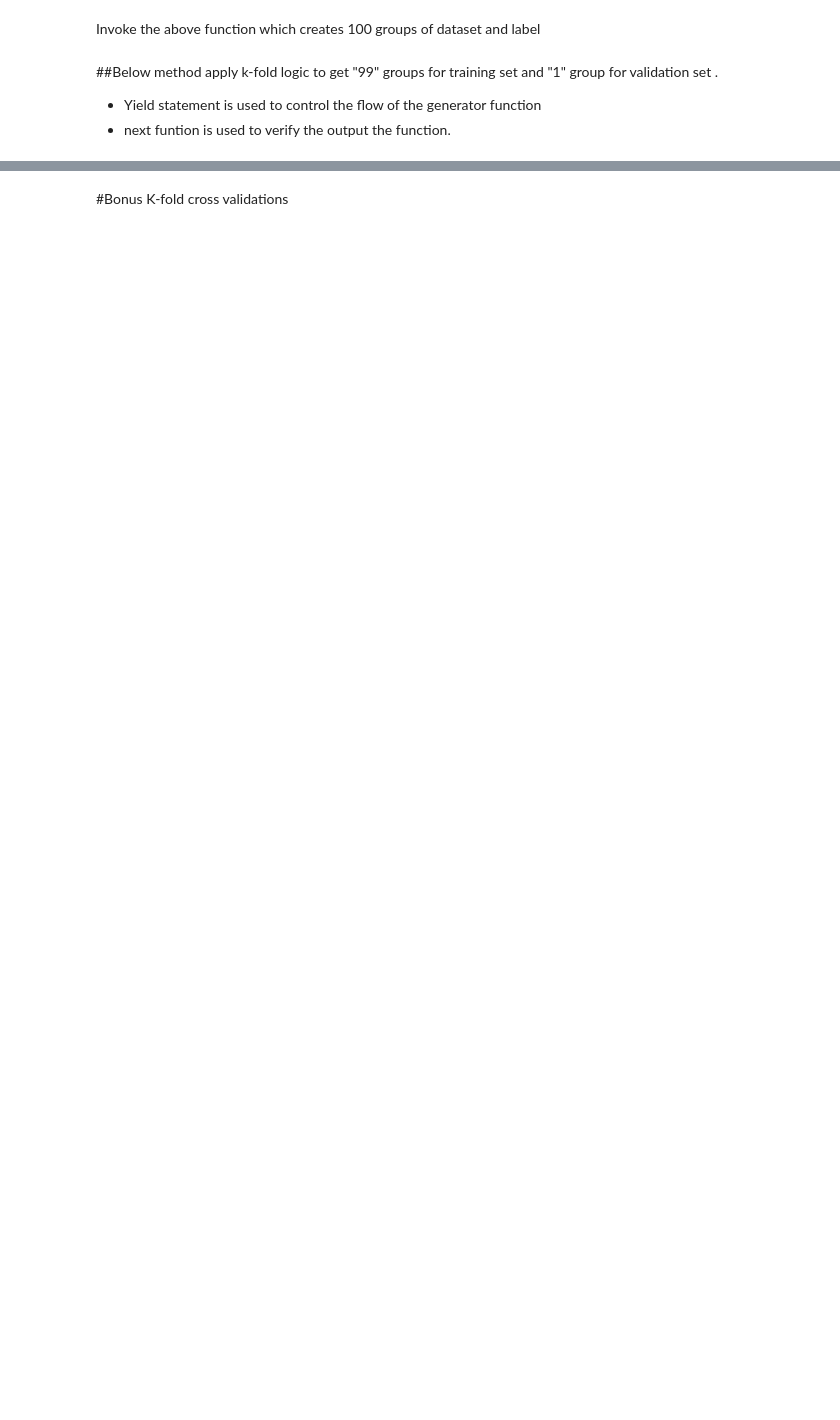
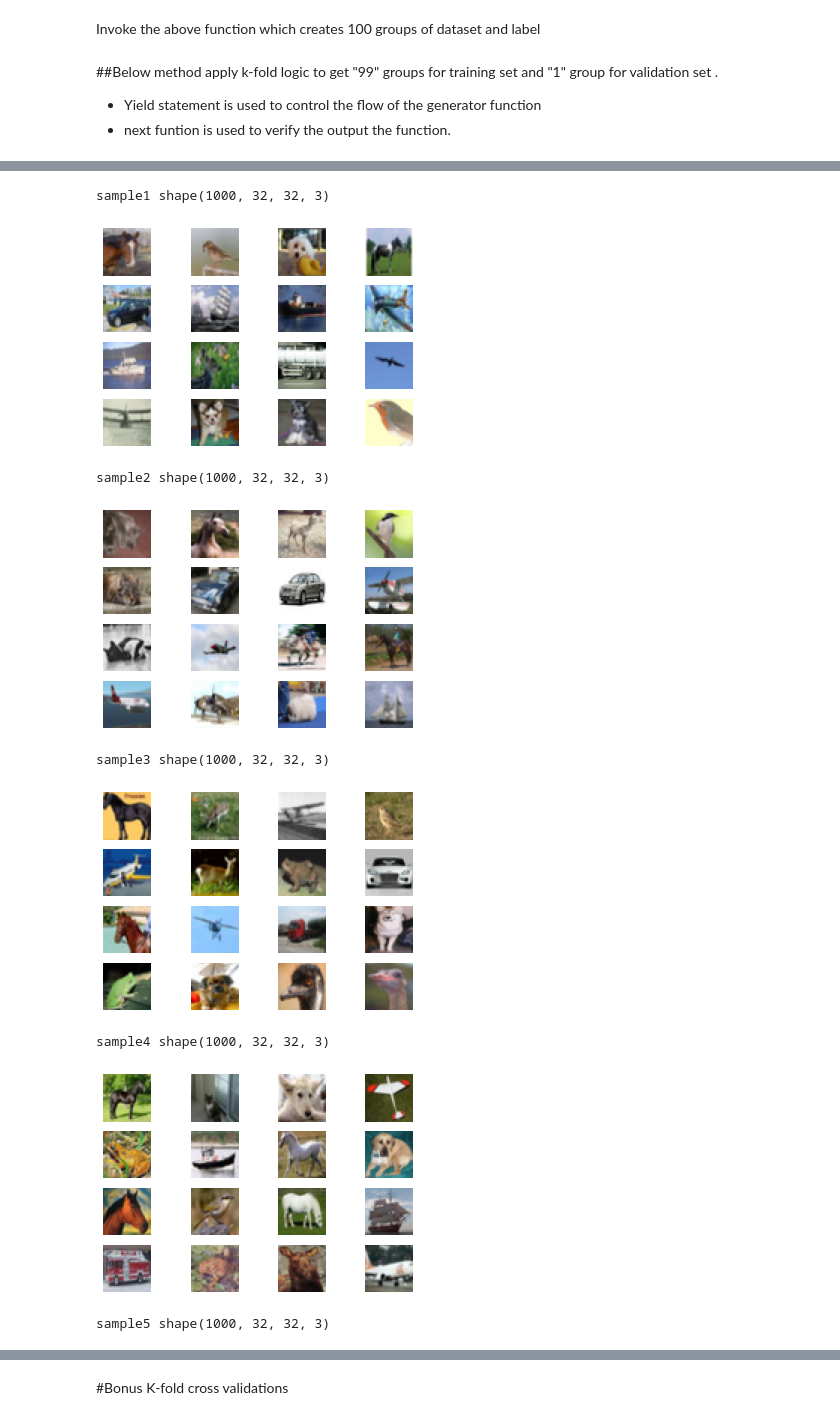
Before and after one commit to appersaravanan/Semeter-2-Assignment-1, a Jupyter notebook: Assignment.ipynb, the cells around one changed output, grey strips where cells are left out. Cells and saved outputs as stored; diff of their text form; code cells hidden in the pictures; blank space fills up the shorter version.

```diff
--- a/Assignment.ipynb
+++ b/Assignment.ipynb
@@ -121,0 +143,16 @@ while True:
+# %%
+for i in range(5):
+  sample_indices= (np.random.rand(1000 )*len(x_train)).astype(int);
+  bootstrap_samples=x_train[sample_indices]
+  print("sample :"+str(i+1)+ " shape" + str(bootstrap_samples.shape))
+  show_imgs(bootstrap_samples)
+# %% [output]
+sample1 shape(1000, 32, 32, 3)
+[figure, added]
+sample2 shape(1000, 32, 32, 3)
+[figure, added]
+sample3 shape(1000, 32, 32, 3)
+[figure, added]
+sample4 shape(1000, 32, 32, 3)
+[figure, added]
+sample5 shape(1000, 32, 32, 3)
```
Also changed, not shown: parts of 23 cells of this notebook.
